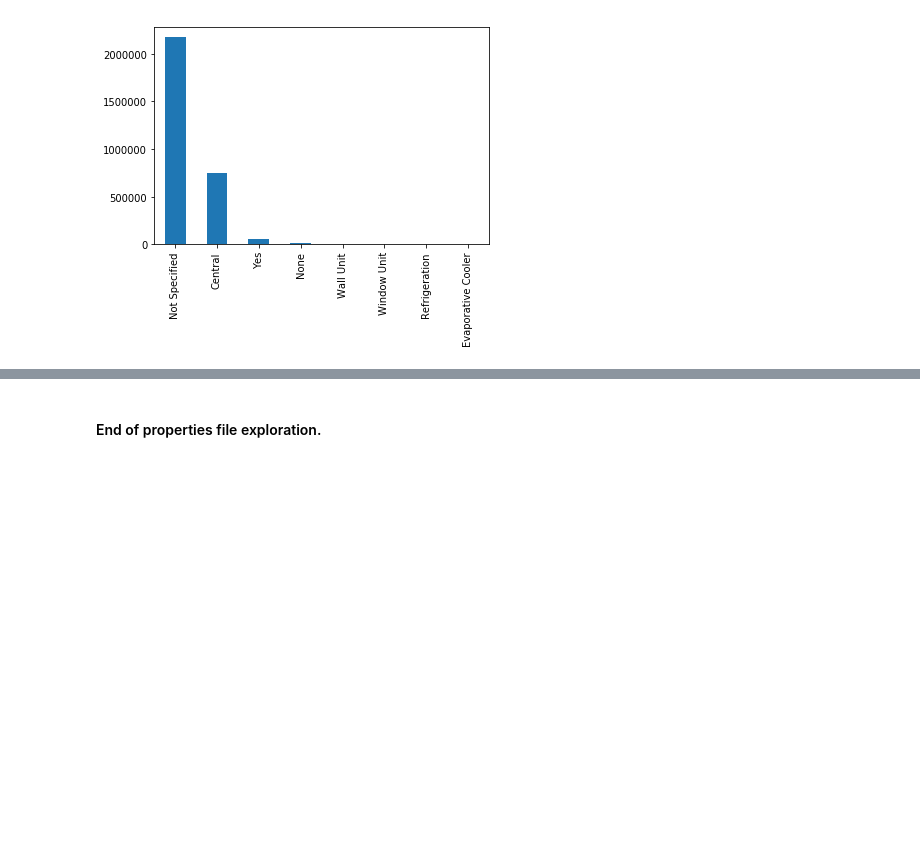
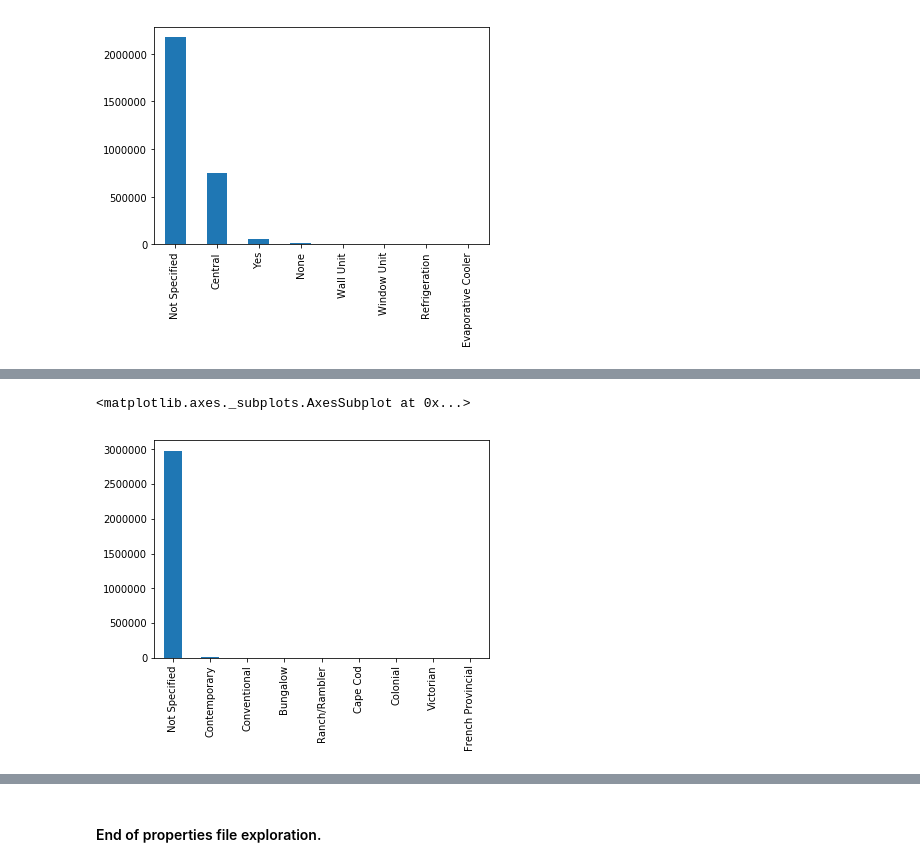
Before and after one commit to scollins83/kaggle_zillow_zestimate, a Jupyter notebook: ZC_EDA.ipynb, the cells around one changed output, grey strips where cells are left out. Cells and saved outputs as stored; diff of their text form; code cells hidden in the pictures; blank space fills up the shorter version.

```diff
--- a/ZC_EDA.ipynb
+++ b/ZC_EDA.ipynb
@@ -203,3 +203,5 @@ properties.AirConditioningDesc.value_counts().plot(kind='bar')
 # %% [output]
 <matplotlib.axes._subplots.AxesSubplot at 0x...>
 [figure]
+# %%
+arch = dict_dfs[5].copy()
@@ -205,0 +217,7 @@ properties.AirConditioningDesc.value_counts().plot(kind='bar')
+# %%
+properties = properties.merge(arch, how='left', left_on='architecturalstyletypeid', right_on='ArchitecturalStyleTypeID')
+# %%
+properties.drop(['ArchitecturalStyleTypeID', 'Table'], axis=1, inplace=True)
+# %%
+properties['architecturalstyletypeid'].fillna(value=-1, inplace=True)
+properties['ArchitecturalStyleDesc'].fillna(value='Not Specified', inplace=True)
@@ -205,0 +247,5 @@ properties.AirConditioningDesc.value_counts().plot(kind='bar')
+# %%
+properties['ArchitecturalStyleDesc'].value_counts().plot(kind='bar')
+# %% [output]
+<matplotlib.axes._subplots.AxesSubplot at 0x...>
+[figure, added]
```
Also changed, not shown: parts of 21 cells of this notebook.
